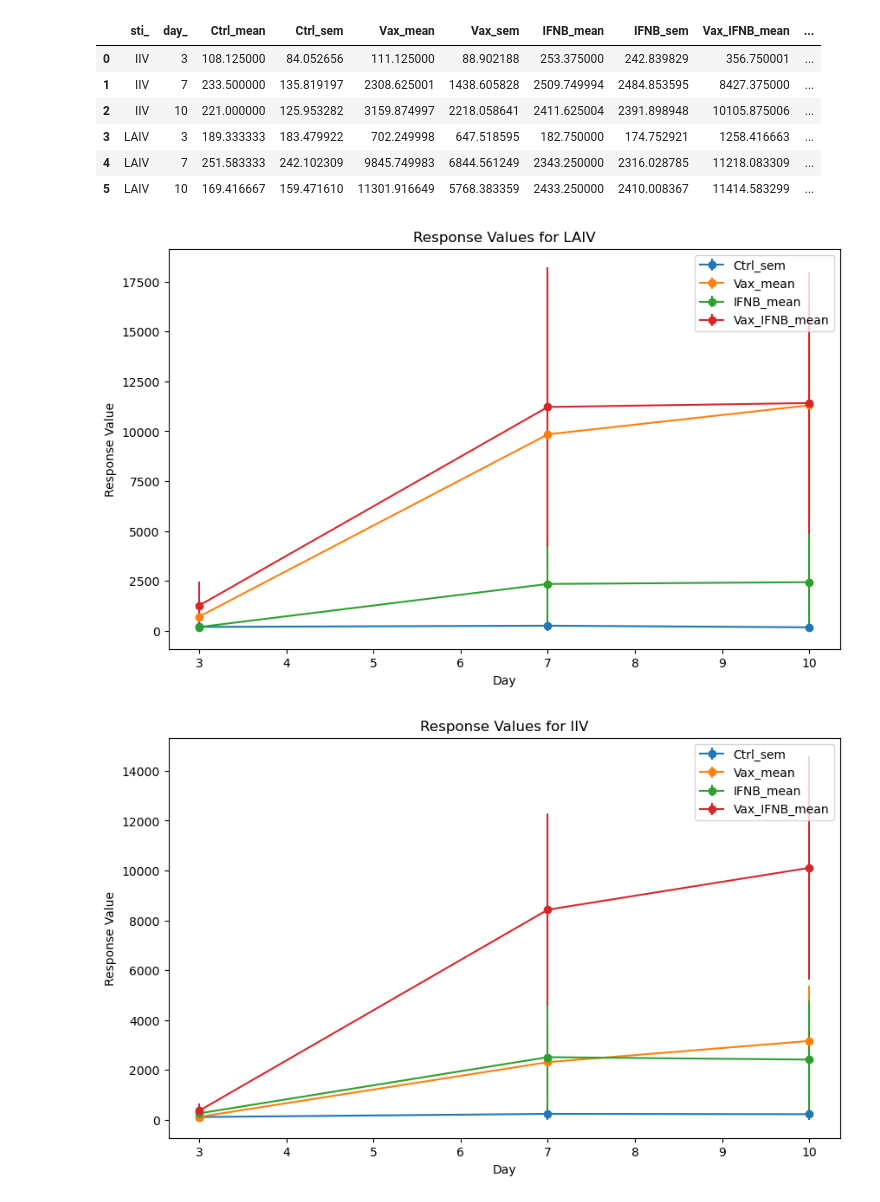
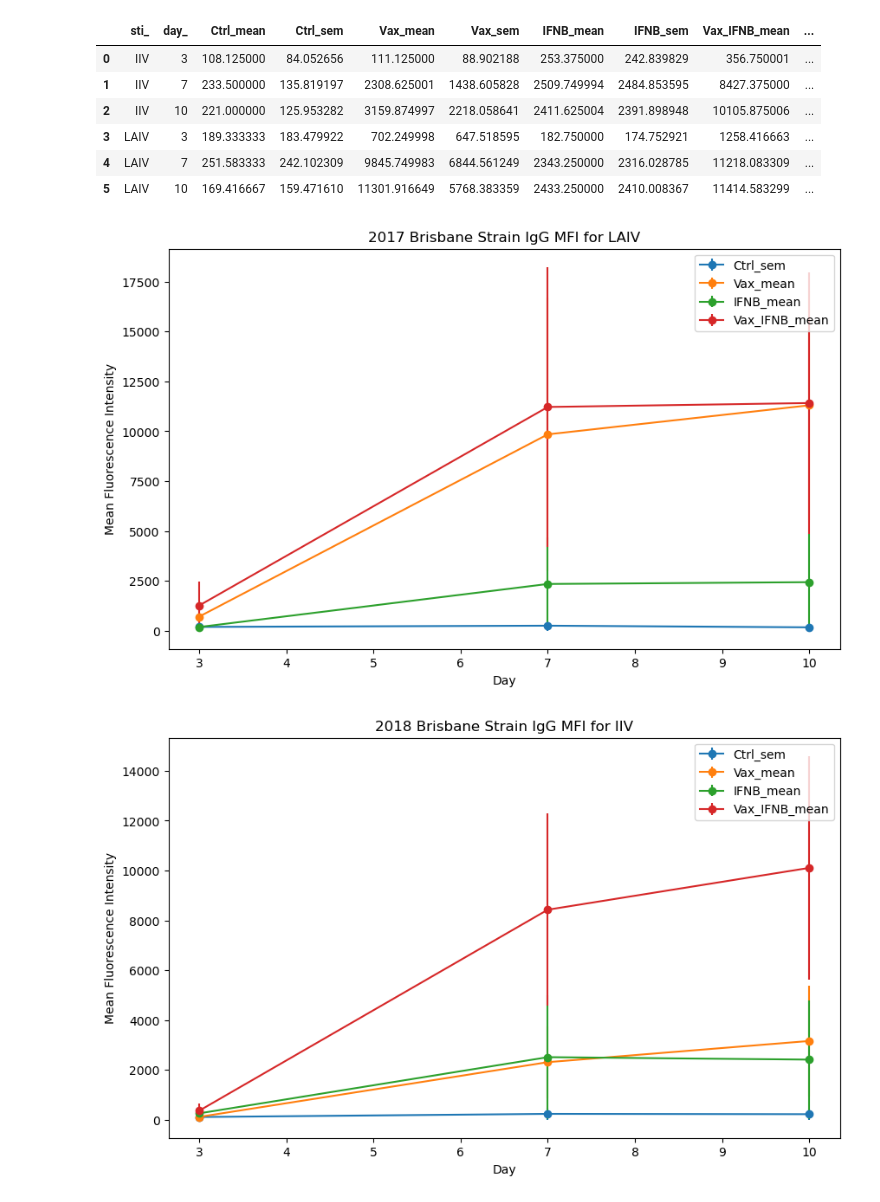
Before and after one commit to alexcessna/Bio165_FinalProject, a Jupyter notebook: project_data/Brisbane_Strain_Analysis.ipynb, the cells around one changed output. Saved outputs shown, nothing was run; the diff lists cells and outputs as text; code cells hidden in the pictures.

```diff
--- a/project_data/Brisbane_Strain_Analysis.ipynb
+++ b/project_data/Brisbane_Strain_Analysis.ipynb
@@ -87,23 +87,23 @@ display(mean_Total_data2)
 # %%
 # Filter data for LAIV and IIV separately
 Brisbane_LAIV_data = mean_Total_data2[mean_Total_data2['sti_'] == 'LAIV']
 Brisbane_iiv_data = mean_Total_data2[mean_Total_data2['sti_'] == 'IIV']
 
 # Plot for LAIV
 plt.figure(figsize=(10, 6))
 
 plt.errorbar(Brisbane_LAIV_data['day_'], Brisbane_LAIV_data["Ctrl_mean"], yerr=Brisbane_LAIV_data["Ctrl_mean"], label="Ctrl_sem", marker="o")
 plt.errorbar(Brisbane_LAIV_data['day_'], Brisbane_LAIV_data["Vax_mean"],yerr=Brisbane_LAIV_data["Vax_sem"], label="Vax_mean", marker="o")
 plt.errorbar(Brisbane_LAIV_data['day_'], Brisbane_LAIV_data["IFNB_mean"], yerr=Brisbane_LAIV_data["IFNB_sem"],label="IFNB_mean", marker="o")
 plt.errorbar(Brisbane_LAIV_data['day_'], Brisbane_LAIV_data["Vax_IFNB_mean"], yerr=Brisbane_LAIV_data["Vax_IFNB_sem"],label="Vax_IFNB_mean", marker="o")
 
 plt.xlabel('Day')
-plt.ylabel('Response Value')
-plt.title('Response Values for LAIV')
+plt.ylabel('Mean Fluorescence Intensity')
+plt.title('2017 Brisbane Strain IgG MFI for LAIV')
 plt.legend()
 plt.show()
 # %% [output]
-[figure, old version]
+[figure, new version]
 # %%
 # Plot for IIV
 plt.figure(figsize=(10, 6))
@@ -114,9 +114,9 @@ plt.errorbar(Brisbane_iiv_data['day_'], Brisbane_iiv_data["IFNB_mean"], yerr=Bri
 plt.errorbar(Brisbane_iiv_data['day_'], Brisbane_iiv_data["Vax_IFNB_mean"], yerr=Brisbane_iiv_data["Vax_IFNB_sem"],label="Vax_IFNB_mean", marker="o")
 
 plt.xlabel('Day')
-plt.ylabel('Response Value')
-plt.title('Response Values for IIV')
+plt.ylabel('Mean Fluorescence Intensity')
+plt.title('2018 Brisbane Strain IgG MFI for IIV')
 plt.legend()
 plt.show()
 # %% [output]
-[figure, old version]
+[figure, new version]
```
Also changed, not shown: 21 other files.
